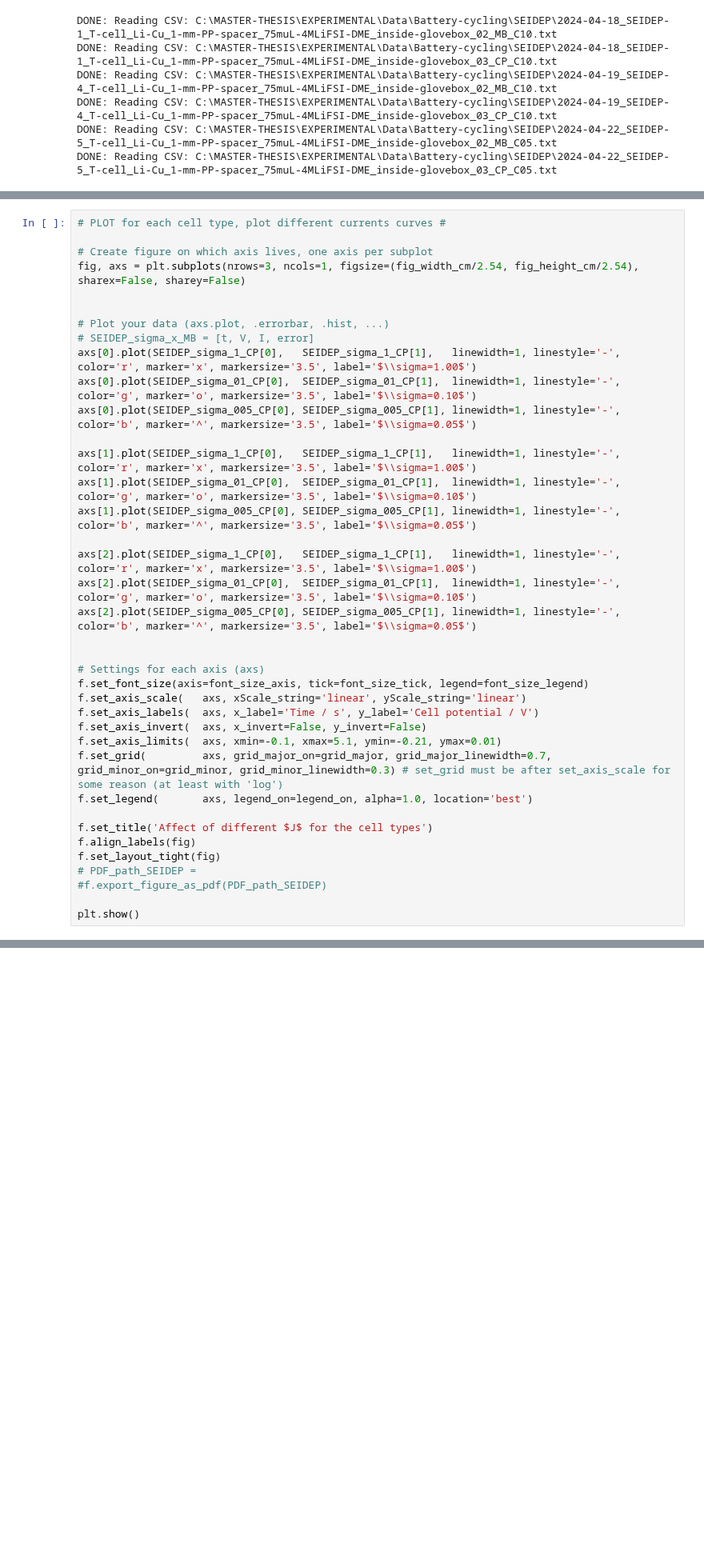
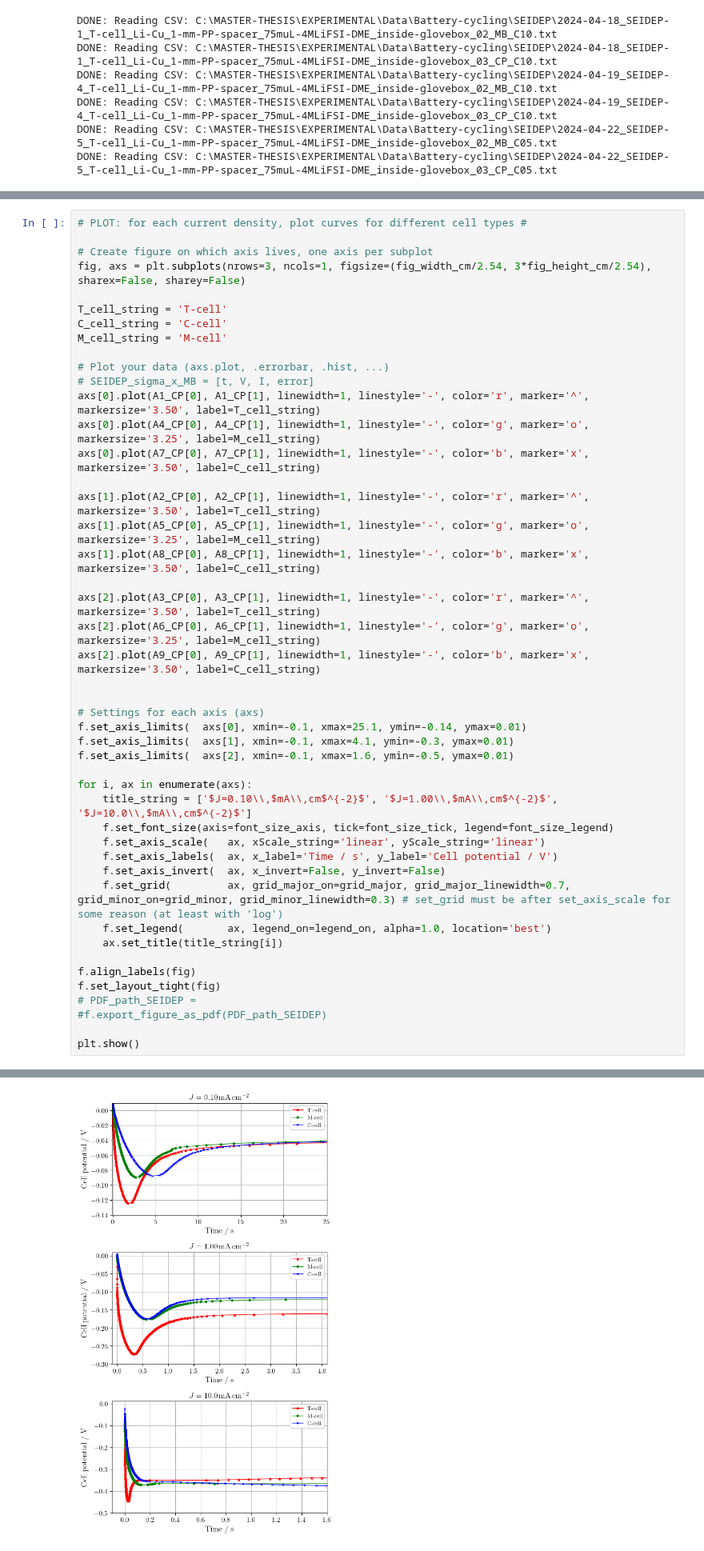
Before and after one commit to GottfridOlsson/MASTER-THESIS, a Jupyter notebook: EXPERIMENTAL/Python-scripts/Electrochemical-plots.ipynb, the cells around one changed output, grey strips where cells are left out. Shown at 80% size. Drawn from its saved outputs; the diff is of its cells as text; blank space fills up the shorter version.

```diff
--- a/EXPERIMENTAL/Python-scripts/Electrochemical-plots.ipynb
+++ b/EXPERIMENTAL/Python-scripts/Electrochemical-plots.ipynb
@@ -238,38 +333,47 @@ FileNotFoundError: [Errno 2] No such file or directory: 'C:\\MASTER-THESIS\\EXPE
 # %%
-# PLOT for each cell type, plot different currents curves #
+# PLOT: for each current density, plot curves for different cell types #
 
 # Create figure on which axis lives, one axis per subplot
-fig, axs = plt.subplots(nrows=3, ncols=1, figsize=(fig_width_cm/2.54, fig_height_cm/2.54), sharex=False, sharey=False)
+fig, axs = plt.subplots(nrows=3, ncols=1, figsize=(fig_width_cm/2.54, 3*fig_height_cm/2.54), sharex=False, sharey=False)
 
+T_cell_string = 'T-cell'
+C_cell_string = 'C-cell'
+M_cell_string = 'M-cell'
 
 # Plot your data (axs.plot, .errorbar, .hist, ...)
 # SEIDEP_sigma_x_MB = [t, V, I, error]
-axs[0].plot(SEIDEP_sigma_1_CP[0],   SEIDEP_sigma_1_CP[1],   linewidth=1, linestyle='-', color='r', marker='x', markersize='3.5', label='$\\sigma=1.00$')
-axs[0].plot(SEIDEP_sigma_01_CP[0],  SEIDEP_sigma_01_CP[1],  linewidth=1, linestyle='-', color='g', marker='o', markersize='3.5', label='$\\sigma=0.10$')
-axs[0].plot(SEIDEP_sigma_005_CP[0], SEIDEP_sigma_005_CP[1], linewidth=1, linestyle='-', color='b', marker='^', markersize='3.5', label='$\\sigma=0.05$')
+axs[0].plot(A1_CP[0], A1_CP[1], linewidth=1, linestyle='-', color='r', marker='^', markersize='3.50', label=T_cell_string)
+axs[0].plot(A4_CP[0], A4_CP[1], linewidth=1, linestyle='-', color='g', marker='o', markersize='3.25', label=M_cell_string)
+axs[0].plot(A7_CP[0], A7_CP[1], linewidth=1, linestyle='-', color='b', marker='x', markersize='3.50', label=C_cell_string)
 
-axs[1].plot(SEIDEP_sigma_1_CP[0],   SEIDEP_sigma_1_CP[1],   linewidth=1, linestyle='-', color='r', marker='x', markersize='3.5', label='$\\sigma=1.00$')
-axs[1].plot(SEIDEP_sigma_01_CP[0],  SEIDEP_sigma_01_CP[1],  linewidth=1, linestyle='-', color='g', marker='o', markersize='3.5', label='$\\sigma=0.10$')
-axs[1].plot(SEIDEP_sigma_005_CP[0], SEIDEP_sigma_005_CP[1], linewidth=1, linestyle='-', color='b', marker='^', markersize='3.5', label='$\\sigma=0.05$')
+axs[1].plot(A2_CP[0], A2_CP[1], linewidth=1, linestyle='-', color='r', marker='^', markersize='3.50', label=T_cell_string)
+axs[1].plot(A5_CP[0], A5_CP[1], linewidth=1, linestyle='-', color='g', marker='o', markersize='3.25', label=M_cell_string)
+axs[1].plot(A8_CP[0], A8_CP[1], linewidth=1, linestyle='-', color='b', marker='x', markersize='3.50', label=C_cell_string)
 
-axs[2].plot(SEIDEP_sigma_1_CP[0],   SEIDEP_sigma_1_CP[1],   linewidth=1, linestyle='-', color='r', marker='x', markersize='3.5', label='$\\sigma=1.00$')
-axs[2].plot(SEIDEP_sigma_01_CP[0],  SEIDEP_sigma_01_CP[1],  linewidth=1, linestyle='-', color='g', marker='o', markersize='3.5', label='$\\sigma=0.10$')
-axs[2].plot(SEIDEP_sigma_005_CP[0], SEIDEP_sigma_005_CP[1], linewidth=1, linestyle='-', color='b', marker='^', markersize='3.5', label='$\\sigma=0.05$')
+axs[2].plot(A3_CP[0], A3_CP[1], linewidth=1, linestyle='-', color='r', marker='^', markersize='3.50', label=T_cell_string)
+axs[2].plot(A6_CP[0], A6_CP[1], linewidth=1, linestyle='-', color='g', marker='o', markersize='3.25', label=M_cell_string)
+axs[2].plot(A9_CP[0], A9_CP[1], linewidth=1, linestyle='-', color='b', marker='x', markersize='3.50', label=C_cell_string)
 
 
 # Settings for each axis (axs)
-f.set_font_size(axis=font_size_axis, tick=font_size_tick, legend=font_size_legend)
-f.set_axis_scale(   axs, xScale_string='linear', yScale_string='linear')
-f.set_axis_labels(  axs, x_label='Time / s', y_label='Cell potential / V')
-f.set_axis_invert(  axs, x_invert=False, y_invert=False)
-f.set_axis_limits(  axs, xmin=-0.1, xmax=5.1, ymin=-0.21, ymax=0.01)
-f.set_grid(         axs, grid_major_on=grid_major, grid_major_linewidth=0.7, grid_minor_on=grid_minor, grid_minor_linewidth=0.3) # set_grid must be after set_axis_scale for some reason (at least with 'log')
-f.set_legend(       axs, legend_on=legend_on, alpha=1.0, location='best')
+f.set_axis_limits(  axs[0], xmin=-0.1, xmax=25.1, ymin=-0.14, ymax=0.01)
+f.set_axis_limits(  axs[1], xmin=-0.1, xmax=4.1, ymin=-0.3, ymax=0.01)
+f.set_axis_limits(  axs[2], xmin=-0.1, xmax=1.6, ymin=-0.5, ymax=0.01)
 
-f.set_title('Affect of different $J$ for the cell types')
+for i, ax in enumerate(axs):
+    title_string = ['$J=0.10\\,$mA\\,cm$^{-2}$', '$J=1.00\\,$mA\\,cm$^{-2}$', '$J=10.0\\,$mA\\,cm$^{-2}$']
+    f.set_font_size(axis=font_size_axis, tick=font_size_tick, legend=font_size_legend)
+    f.set_axis_scale(   ax, xScale_string='linear', yScale_string='linear')
+    f.set_axis_labels(  ax, x_label='Time / s', y_label='Cell potential / V')
+    f.set_axis_invert(  ax, x_invert=False, y_invert=False)
+    f.set_grid(         ax, grid_major_on=grid_major, grid_major_linewidth=0.7, grid_minor_on=grid_minor, grid_minor_linewidth=0.3) # set_grid must be after set_axis_scale for some reason (at least with 'log')
+    f.set_legend(       ax, legend_on=legend_on, alpha=1.0, location='best')
+    ax.set_title(title_string[i])
+
 f.align_labels(fig)
 f.set_layout_tight(fig)
 # PDF_path_SEIDEP =
 #f.export_figure_as_pdf(PDF_path_SEIDEP)
 
 plt.show()
+# %% [output]
@@ -276,3 +397,4 @@ plt.show()
+[figure, added]
 # %%
 # Paths for data E-measurements #
 
```
Also changed, not shown: parts of 4 cells of this notebook.
